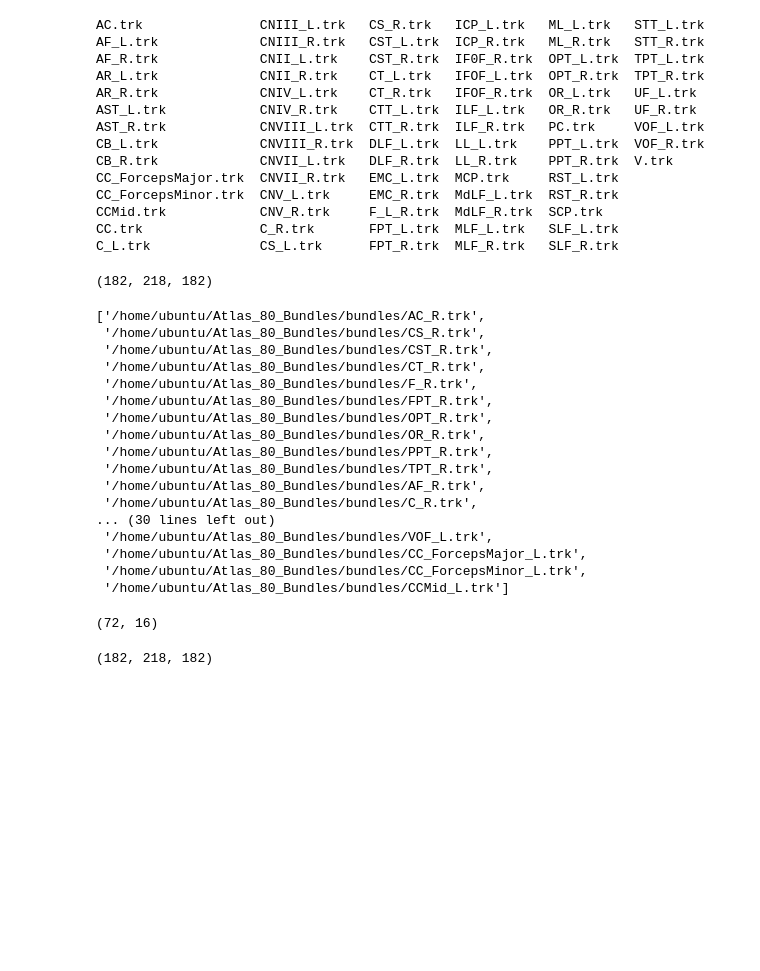
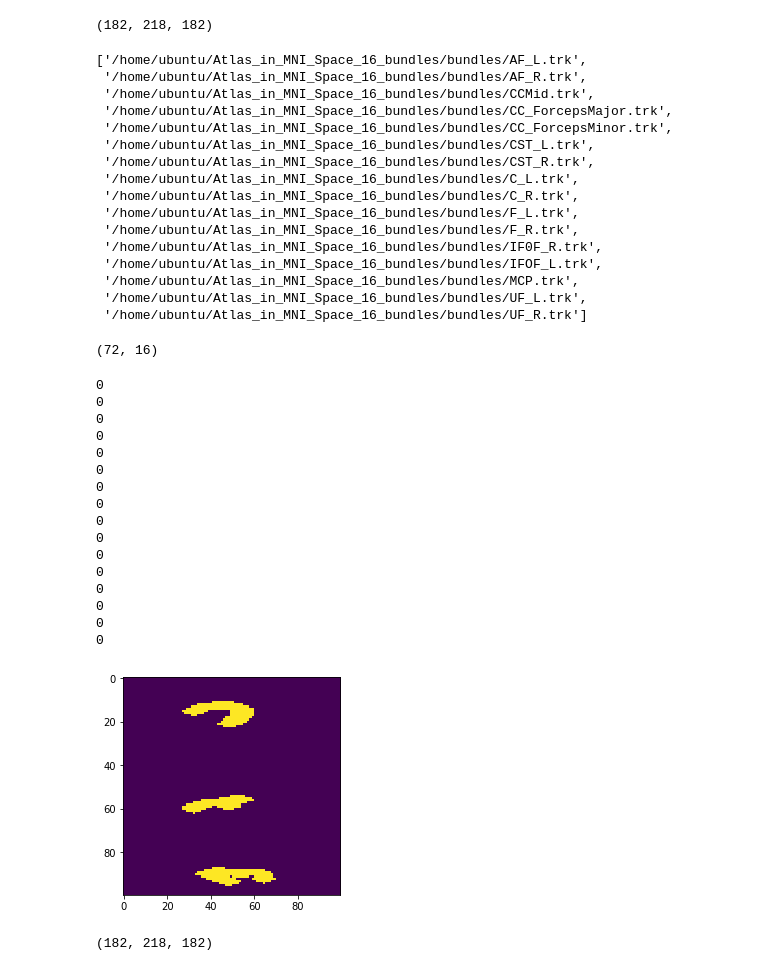
Before and after one commit to uw-biomedical-ml/bundlenet, a Jupyter notebook: recobundlenet+xgboost.ipynb, the cells around one changed output. Saved outputs shown, nothing was run; the diff lists cells and outputs as text; code cells hidden in the pictures; blank space fills up the shorter version.

```diff
--- a/recobundlenet+xgboost.ipynb
+++ b/recobundlenet+xgboost.ipynb
@@ -33,17 +49,2 @@ warnings.filterwarnings('ignore')
 # %%
-ls /home/ubuntu/Atlas_80_Bundles/bundles
+bundle_files = sorted(glob('/home/ubuntu/Atlas_in_MNI_Space_16_bundles/bundles/*.trk'))
-# %% [output]
-AC.trk               CNIII_L.trk   CS_R.trk   ICP_L.trk   ML_L.trk   STT_L.trk
-AF_L.trk             CNIII_R.trk   CST_L.trk  ICP_R.trk   ML_R.trk   STT_R.trk
-AF_R.trk             CNII_L.trk    CST_R.trk  IF0F_R.trk  OPT_L.trk  TPT_L.trk
-AR_L.trk             CNII_R.trk    CT_L.trk   IFOF_L.trk  OPT_R.trk  TPT_R.trk
-AR_R.trk             CNIV_L.trk    CT_R.trk   IFOF_R.trk  OR_L.trk   UF_L.trk
-AST_L.trk            CNIV_R.trk    CTT_L.trk  ILF_L.trk   OR_R.trk   UF_R.trk
-AST_R.trk            CNVIII_L.trk  CTT_R.trk  ILF_R.trk   PC.trk     VOF_L.trk
-CB_L.trk             CNVIII_R.trk  DLF_L.trk  LL_L.trk    PPT_L.trk  VOF_R.trk
-CB_R.trk             CNVII_L.trk   DLF_R.trk  LL_R.trk    PPT_R.trk  V.trk
-CC_ForcepsMajor.trk  CNVII_R.trk   EMC_L.trk  MCP.trk     RST_L.trk
-CC_ForcepsMinor.trk  CNV_L.trk     EMC_R.trk  MdLF_L.trk  RST_R.trk
-CCMid.trk            CNV_R.trk     F_L_R.trk  MdLF_R.trk  SCP.trk
-CC.trk               C_R.trk       FPT_L.trk  MLF_L.trk   SLF_L.trk
-C_L.trk              CS_L.trk      FPT_R.trk  MLF_R.trk   SLF_R.trk
@@ -59,2 +50,0 @@ for b in bundles80:
-# %%
-bundle_files = sorted(glob('/home/ubuntu/Atlas_80_Bundles/bundles/*trk'))
@@ -69,20 +57,19 @@ vol_shape
 # %%
 bundle_files
 # %% [output]
-['/home/ubuntu/Atlas_80_Bundles/bundles/AC_R.trk',
- '/home/ubuntu/Atlas_80_Bundles/bundles/CS_R.trk',
- '/home/ubuntu/Atlas_80_Bundles/bundles/CST_R.trk',
- '/home/ubuntu/Atlas_80_Bundles/bundles/CT_R.trk',
- '/home/ubuntu/Atlas_80_Bundles/bundles/F_R.trk',
- '/home/ubuntu/Atlas_80_Bundles/bundles/FPT_R.trk',
- '/home/ubuntu/Atlas_80_Bundles/bundles/OPT_R.trk',
- '/home/ubuntu/Atlas_80_Bundles/bundles/OR_R.trk',
- '/home/ubuntu/Atlas_80_Bundles/bundles/PPT_R.trk',
- '/home/ubuntu/Atlas_80_Bundles/bundles/TPT_R.trk',
- '/home/ubuntu/Atlas_80_Bundles/bundles/AF_R.trk',
- '/home/ubuntu/Atlas_80_Bundles/bundles/C_R.trk',
-... (30 lines left out)
- '/home/ubuntu/Atlas_80_Bundles/bundles/VOF_L.trk',
- '/home/ubuntu/Atlas_80_Bundles/bundles/CC_ForcepsMajor_L.trk',
- '/home/ubuntu/Atlas_80_Bundles/bundles/CC_ForcepsMinor_L.trk',
- '/home/ubuntu/Atlas_80_Bundles/bundles/CCMid_L.trk']
+['/home/ubuntu/Atlas_in_MNI_Space_16_bundles/bundles/AF_L.trk',
+ '/home/ubuntu/Atlas_in_MNI_Space_16_bundles/bundles/AF_R.trk',
+ '/home/ubuntu/Atlas_in_MNI_Space_16_bundles/bundles/CCMid.trk',
+ '/home/ubuntu/Atlas_in_MNI_Space_16_bundles/bundles/CC_ForcepsMajor.trk',
+ '/home/ubuntu/Atlas_in_MNI_Space_16_bundles/bundles/CC_ForcepsMinor.trk',
+ '/home/ubuntu/Atlas_in_MNI_Space_16_bundles/bundles/CST_L.trk',
+ '/home/ubuntu/Atlas_in_MNI_Space_16_bundles/bundles/CST_R.trk',
+ '/home/ubuntu/Atlas_in_MNI_Space_16_bundles/bundles/C_L.trk',
+ '/home/ubuntu/Atlas_in_MNI_Space_16_bundles/bundles/C_R.trk',
+ '/home/ubuntu/Atlas_in_MNI_Space_16_bundles/bundles/F_L.trk',
+ '/home/ubuntu/Atlas_in_MNI_Space_16_bundles/bundles/F_R.trk',
+ '/home/ubuntu/Atlas_in_MNI_Space_16_bundles/bundles/IF0F_R.trk',
+ '/home/ubuntu/Atlas_in_MNI_Space_16_bundles/bundles/IFOF_L.trk',
+ '/home/ubuntu/Atlas_in_MNI_Space_16_bundles/bundles/MCP.trk',
+ '/home/ubuntu/Atlas_in_MNI_Space_16_bundles/bundles/UF_L.trk',
+ '/home/ubuntu/Atlas_in_MNI_Space_16_bundles/bundles/UF_R.trk']
@@ -108,13 +93,31 @@ val_perc=0.2
 size_slimage = 100
 dil_iters = 5
 # %%
-process_sl = 0
+process_sl = 1
 
 if process_sl == 1:
     streamlines_loaded = db.from_sequence(bundle_files).map(bn.read_sl_mni).compute()
     streamlines_processed = db.from_sequence(streamlines_loaded).map(bn.process_sl,take_n_sl,vol_shape,size_slimage,dil_iters).compute()
     data_train, data_test, data_val, labels_train, labels_test, labels_val = bn.partition_testtrain(test_perc, val_perc, streamlines_processed)
-    plt.imshow(streamlines_processed[5][1,:,:,0])
+    plt.imshow(streamlines_processed[0][1,:,:,0])
+# %% [output]
+0
+0
+0
+0
+0
+0
+0
+0
+0
+0
+0
+0
+0
+0
+0
+0
+[figure, added]
 # %%
 img_rows = size_slimage
 img_cols = size_slimage
```
Also changed, not shown: parts of 30 cells of this notebook.
